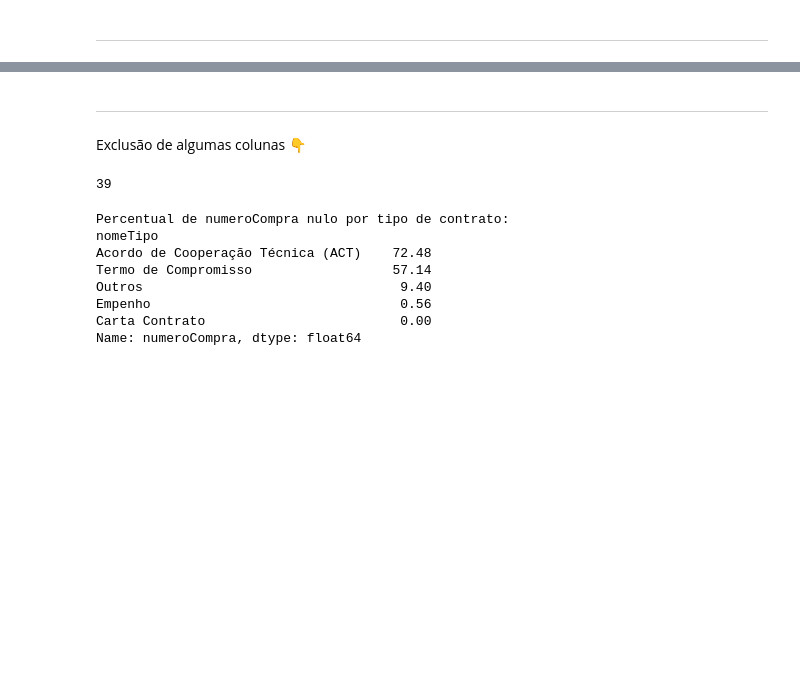
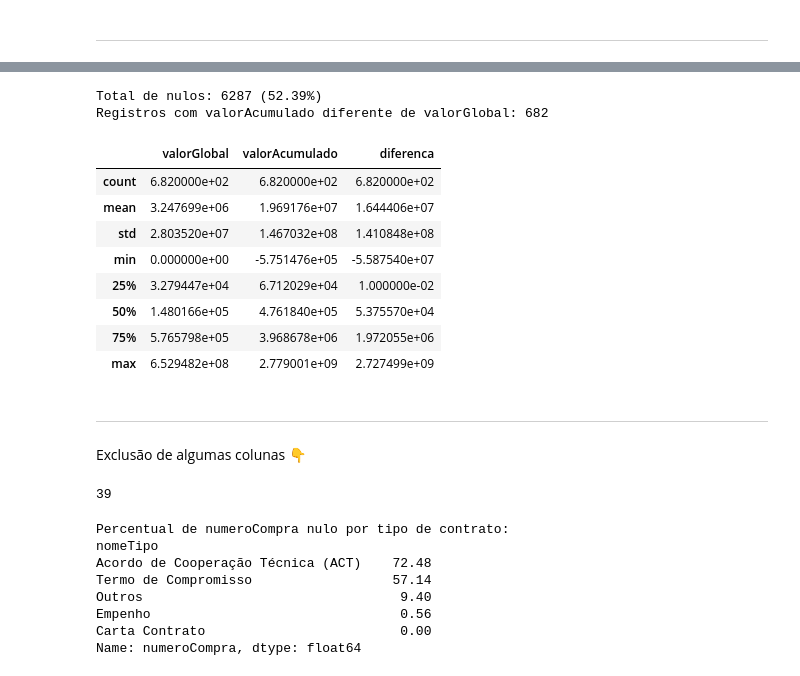
Before and after one commit to Nycolly-SA/contratos-gov-etl, a Jupyter notebook: notebooks/transform_contratos.ipynb, the cells around one changed output, grey strips where cells are left out. Saved outputs shown, nothing was run; the diff lists cells and outputs as text; code cells hidden in the pictures; blank space fills up the shorter version.

Commit message:
feat: análise da coluna unidadesRequisitantes e início da análise na coluna valorAcumulado

```diff
--- a/notebooks/transform_contratos.ipynb
+++ b/notebooks/transform_contratos.ipynb
@@ -178,3 +221,37 @@ pass
+# %%
+from IPython.display import display
+
+# Configuração do limite para considerar exclusão
+LIMITE_NULOS = 90
+
+if 'valorAcumulado' in df.columns:
+    # Verifica porcentagem de nulos de 'valorAcumulado'
+    nulos_sub = df['valorAcumulado'].isnull().sum()
+    total = len(df)
+    percentual_nulos = (nulos_sub / total * 100).round(2)
+    print(f"\nTotal de nulos: {nulos_sub} ({percentual_nulos}%)")
+
+    # 1. Verificar quantos registros têm 'valorAcumulado' diferente de 'valorGlobal'
+    if 'valorGlobal' in df.columns:
+        valores_diferentes = df[df['valorAcumulado'].notnull() & (df['valorAcumulado'] != df['valorGlobal'])]
+        print(f"Registros com valorAcumulado diferente de valorGlobal: {len(valores_diferentes)}")
+
+        # 1.1 Verificar discrepância entre as duas colunas
+        diff = df[df['valorAcumulado'].notnull() & (df['valorAcumulado'] != df['valorGlobal'])].copy()
+        diff['diferenca'] = diff['valorAcumulado'] - diff['valorGlobal']
+        display(diff[['valorGlobal','valorAcumulado','diferenca']].describe())
+# %% [output]
+Total de nulos: 6287 (52.39%)
+Registros com valorAcumulado diferente de valorGlobal: 682
+|  | valorGlobal | valorAcumulado | diferenca |
+| count | 6.820000e+02 | 6.820000e+02 | 6.820000e+02 |
+| mean | 3.247699e+06 | 1.969176e+07 | 1.644406e+07 |
+| std | 2.803520e+07 | 1.467032e+08 | 1.410848e+08 |
+| min | 0.000000e+00 | -5.751476e+05 | -5.587540e+07 |
+| 25% | 3.279447e+04 | 6.712029e+04 | 1.000000e-02 |
+| 50% | 1.480166e+05 | 4.761840e+05 | 5.375570e+04 |
+| 75% | 5.765798e+05 | 3.968678e+06 | 1.972055e+06 |
+| max | 6.529482e+08 | 2.779001e+09 | 2.727499e+09 |
 # %% [markdown]
 ---
 # %% [markdown]
```
Also changed, not shown: parts of 7 cells of this notebook.
